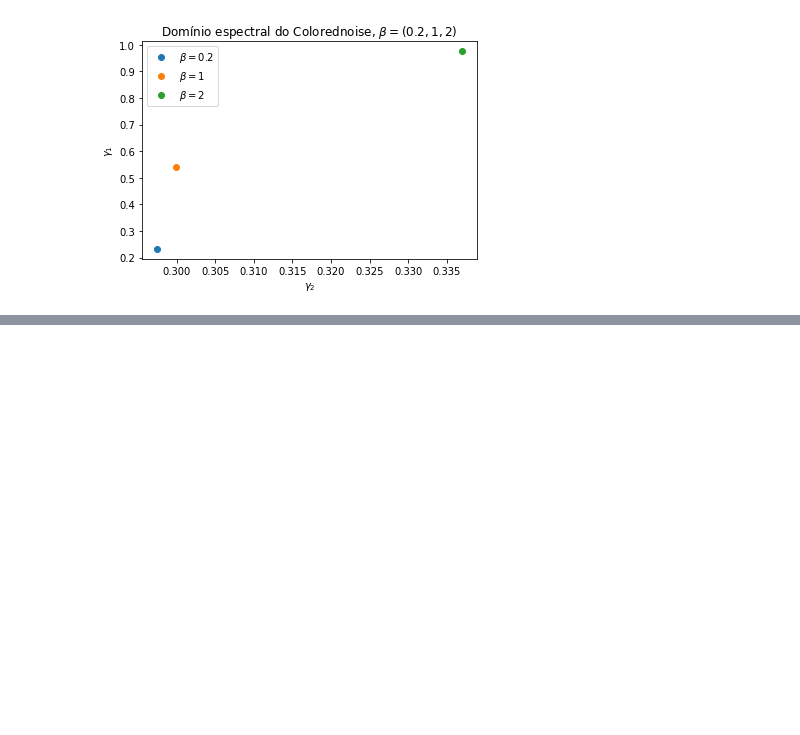
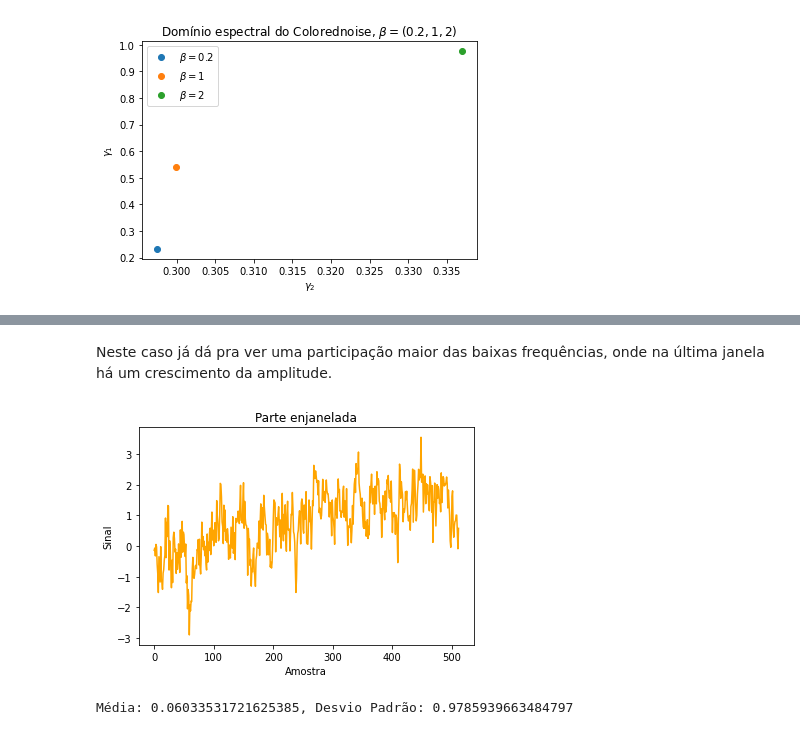
Before and after one commit to gioguarnieri/Materias_Doutorado_INPE, a Jupyter notebook: Estatística_Computacional/CAP417HandsOn3Giovanni.ipynb, the cells around one changed output, grey strips where cells are left out. Drawn from its saved outputs; the diff is of its cells as text; code cells hidden in the pictures; blank space fills up the shorter version.

```diff
--- a/Estatística_Computacional/CAP417HandsOn3Giovanni.ipynb
+++ b/Estatística_Computacional/CAP417HandsOn3Giovanni.ipynb
@@ -844,0 +913,15 @@ plt.show()
+# %% [markdown]
+Neste caso já dá pra ver uma participação maior das baixas frequências, onde na última janela há um crescimento da amplitude.
+# %%
+plt.figure()
+plt.title("Parte enjanelada")
+plt.plot(window_serie, c = "orange")
+plt.xlabel("Amostra")
+plt.ylabel("Sinal")
+plt.show()
+# %% [output]
+[figure, added]
+# %%
+print(f"Média: {np.mean(serie)}, Desvio Padrão: {np.std(serie)}")
+# %% [output]
+Média: 0.06033531721625385, Desvio Padrão: 0.9785939663484797
```
Also changed, not shown: parts of 11 cells of this notebook.
